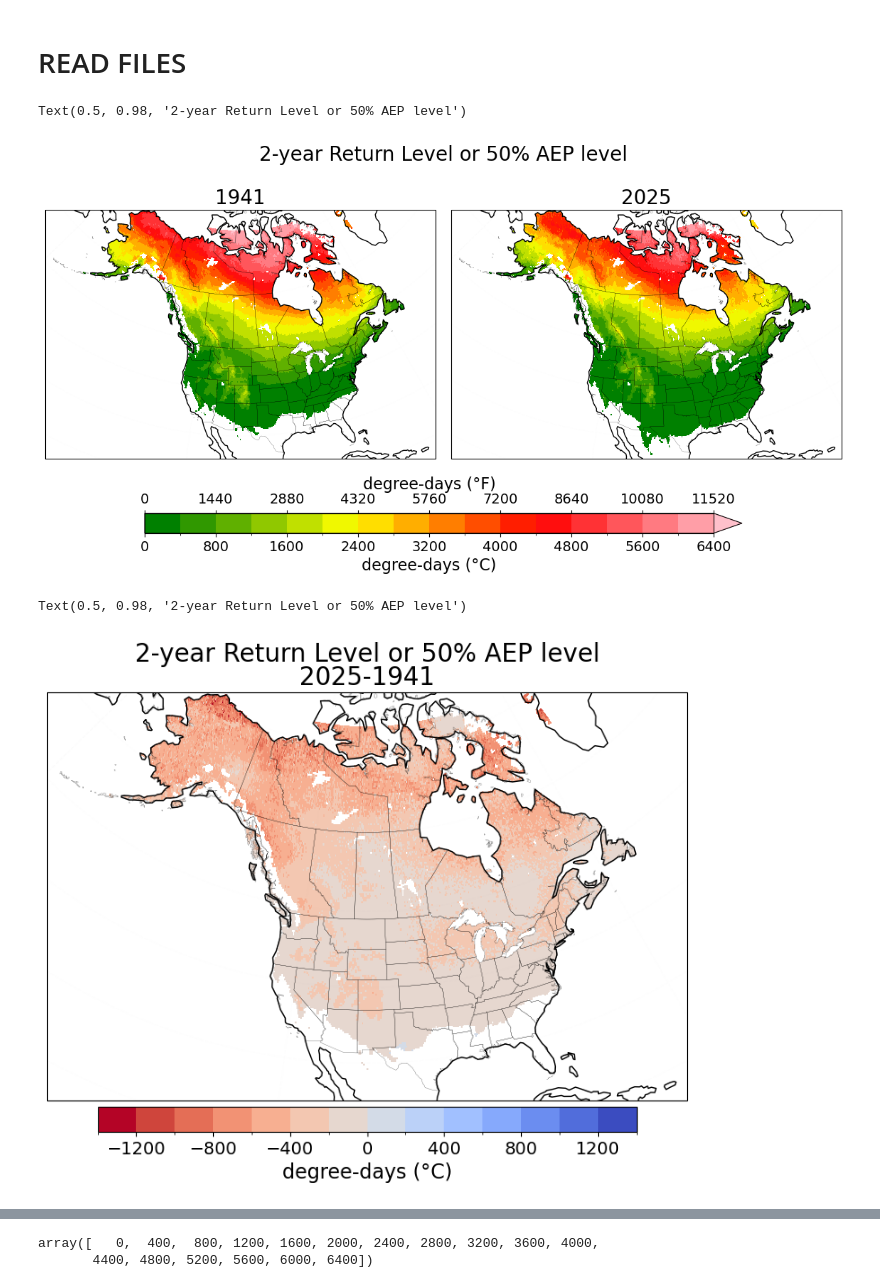
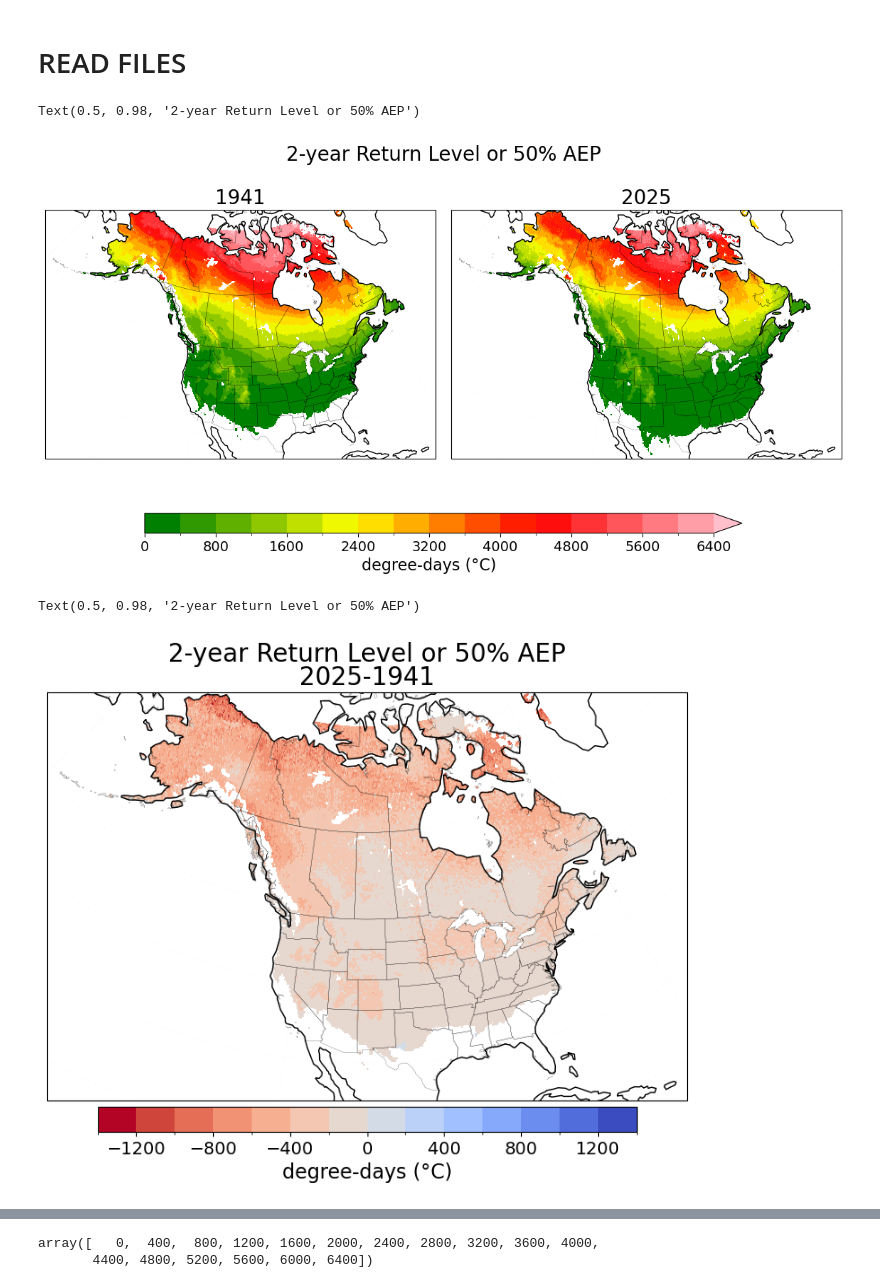
Before and after one commit to GaelleHervieux/AFI_updated_2602, a Jupyter notebook: plot_AFI_NorthAmerica_glostLocSca_extRemes_1941-2025.ipynb, the cells around one changed output, grey strips where cells are left out. Drawn from its saved outputs; the diff is of its cells as text; code cells hidden in the pictures.

```diff
--- a/plot_AFI_NorthAmerica_glostLocSca_extRemes_1941-2025.ipynb
+++ b/plot_AFI_NorthAmerica_glostLocSca_extRemes_1941-2025.ipynb
@@ -109,42 +109,42 @@ fig, ax = plt.subplots(nrows=1,ncols=2,figsize=(14,7),subplot_kw={'projection':p
 plt.subplots_adjust(bottom=0.3,left=0.1, right=0.9,top=0.9,hspace=0.2,wspace=0.04)
 ax = ax.flatten()
 for ix in range(0,len(Tyears)):
   cc = rl.isel(return_periods=irp).sel(time=Tyears[ix]).\
     plot.pcolormesh(ax=ax[ix],cmap=cmap,levels=clevs,transform=ccrs.PlateCarree(),add_colorbar=False)
   ax[ix].set_title(f'{Tyears[ix]}',fontsize=20)
 ##
 for ix in range(0,len(ax)):
     ####
   grd = ax[ix].gridlines(
     draw_labels=False,
     color='gray', alpha=0.01, linestyle='--')
   grd.top_labels = False   # Disable top labels
   grd.right_labels = False # Disable right labels.
   ax[ix].set_extent((lonW,lonE,latS,latN), crs=proj_data)
   ax[ix].add_feature(state_borders,zorder=100,edgecolor='k',linewidth=0.15)
   ax[ix].coastlines()
 
 #
 ax_cbar = fig.add_axes([0.2, 0.2, 0.6, 0.04])
 
 cbar=fig.colorbar(cc,cax=ax_cbar,shrink=0.5,orientation='horizontal')
 cbar.ax.tick_params(labelsize=14)
 cbar.set_label(label=f'{units}',fontsize=16)
 # create a second axes instance and set the limits you need
-cax2 = cbar.ax.twiny()
-cax2.set_xlim(cbar.ax.get_xlim())
-cax2.set_xlabel('degree-days (°F)',fontsize=16)
+#cax2 = cbar.ax.twiny()
+#cax2.set_xlim(cbar.ax.get_xlim())
+#cax2.set_xlabel('degree-days (°F)',fontsize=16)
 # move ticks and label of colorbar to the left
-c_ticks = cbar.ax.get_xticks()
-cax2.set_xticks(c_ticks)
-cax2.set_xticklabels([f'{t*1.8:.0f}' for t in c_ticks],fontsize=14)
+#c_ticks = cbar.ax.get_xticks()
+#cax2.set_xticks(c_ticks)
+#cax2.set_xticklabels([f'{t*1.8:.0f}' for t in c_ticks],fontsize=14)
 
 
 
-plt.suptitle(f'2-year Return Level or 50% AEP level',fontsize=20)
+plt.suptitle(f'2-year Return Level or 50% AEP',fontsize=20)
 # %% [output]
-Text(0.5, 0.98, '2-year Return Level or 50% AEP level')
+Text(0.5, 0.98, '2-year Return Level or 50% AEP')
-[figure, old version]
+[figure, new version]
 # %%
 
 proj = ccrs.LambertConformal(central_latitude=cLat, central_longitude=cLon)
@@ -179,10 +179,10 @@ cbar=fig.colorbar(cc,cax=ax_cbar,shrink=0.5,orientation='horizontal')
 cbar.ax.tick_params(labelsize=14)
 cbar.set_label(label=f'{units}',fontsize=16)
 
-plt.suptitle(f'2-year Return Level or 50% AEP level',fontsize=20)
+plt.suptitle(f'2-year Return Level or 50% AEP',fontsize=20)
 # %% [output]
-Text(0.5, 0.98, '2-year Return Level or 50% AEP level')
+Text(0.5, 0.98, '2-year Return Level or 50% AEP')
-[figure, old version]
+[figure, new version]
 # %%
 Tyears=[1941,2025]
 proj=ccrs.PlateCarree()
```
Also changed, not shown: parts of 4 cells of this notebook.
